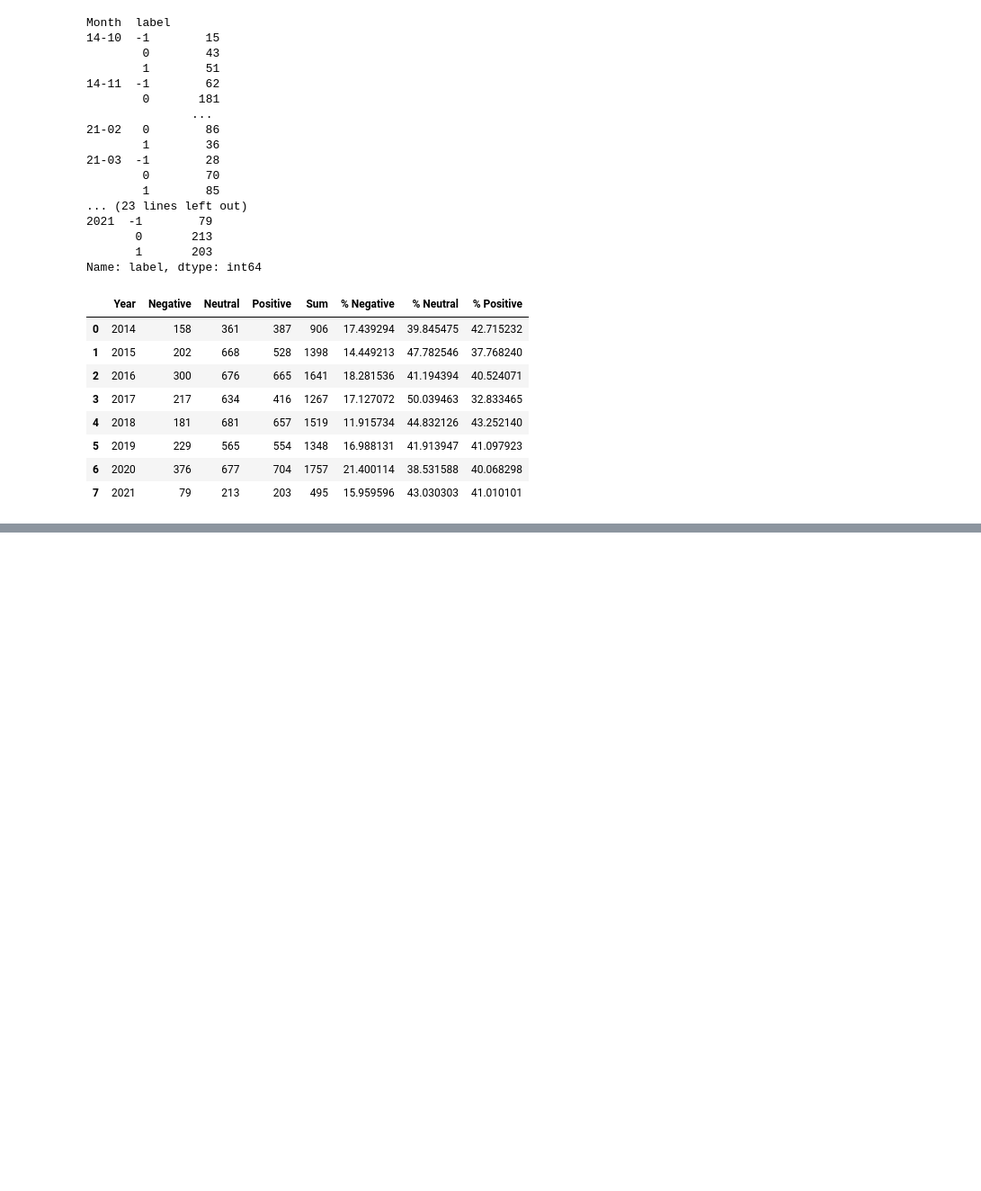
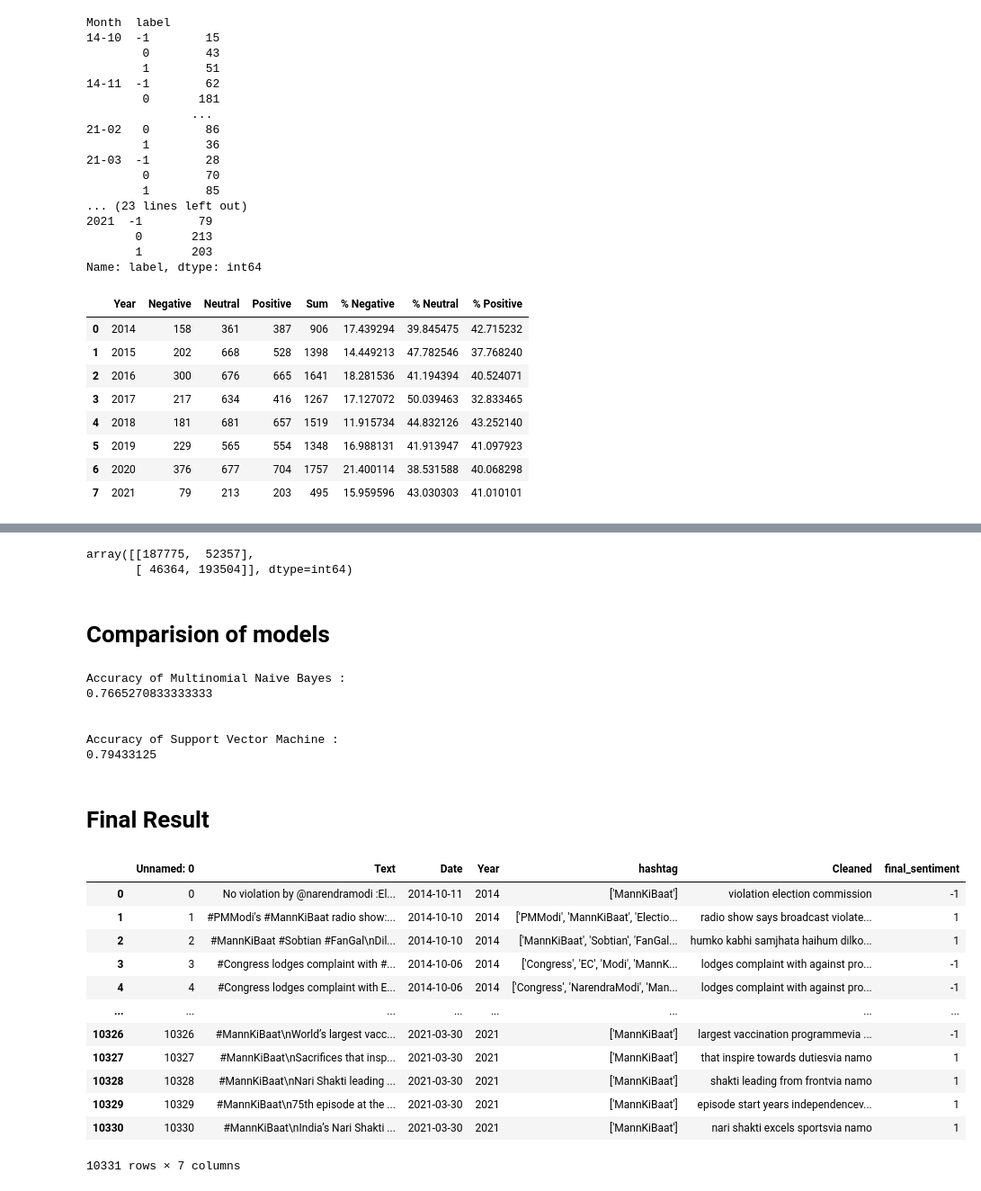
Before and after one commit to Anushree176/IndianPolitics_TopicModelling_SentimentAnalysis, a Jupyter notebook: Sentiment Analysis.ipynb, the cells around one changed output, grey strips where cells are left out. Shown at 90% size. Drawn from its saved outputs; the diff is of its cells as text; code cells hidden in the pictures; blank space fills up the shorter version.

```diff
--- a/Sentiment Analysis.ipynb
+++ b/Sentiment Analysis.ipynb
@@ -231,0 +404,41 @@ fig.show()
+# %%
+SVM = confusion_matrix(y_test, prediction_linear)
+SVM
+# %% [output]
+array([[187775,  52357],
+       [ 46364, 193504]], dtype=int64)
+# %% [markdown]
+# Comparision of models
+# %%
+from sklearn.metrics import accuracy_score
+print('Accuracy of Multinomial Naive Bayes : ')
+print(accuracy_score(y_test, predictions))
+print('\n')
+print('Accuracy of Support Vector Machine : ')
+print(accuracy_score(y_test, prediction_linear))
+# %% [output]
+Accuracy of Multinomial Naive Bayes :
+0.7665270833333333
+
+
+Accuracy of Support Vector Machine :
+0.79433125
+# %% [markdown]
+# Final Result
+# %%
+final = pd.read_csv('Datasets/predicted.csv', lineterminator='\n')
+final
+# %% [output]
+|  | Unnamed: 0 | Text | Date | Year | hashtag | Cleaned | final_sentiment |
+| 0 | 0 | No violation by @narendramodi :El... | 2014-10-11 | 2014 | ['MannKiBaat'] | violation election commission | -1 |
+| 1 | 1 | #PMModi's #MannKiBaat radio show:... | 2014-10-10 | 2014 | ['PMModi', 'MannKiBaat', 'Electio... | radio show says broadcast violate... | 1 |
+| 2 | 2 | #MannKiBaat #Sobtian #FanGal\nDil... | 2014-10-10 | 2014 | ['MannKiBaat', 'Sobtian', 'FanGal... | humko kabhi samjhata haihum dilko... | 1 |
+| 3 | 3 | #Congress lodges complaint with #... | 2014-10-06 | 2014 | ['Congress', 'EC', 'Modi', 'MannK... | lodges complaint with against pro... | -1 |
+| 4 | 4 | #Congress lodges complaint with E... | 2014-10-06 | 2014 | ['Congress', 'NarendraModi', 'Man... | lodges complaint with against pro... | -1 |
+| ... | ... | ... | ... | ... | ... | ... | ... |
+| 10326 | 10326 | #MannKiBaat\nWorld’s largest vacc... | 2021-03-30 | 2021 | ['MannKiBaat'] | largest vaccination programmevia ... | -1 |
+| 10327 | 10327 | #MannKiBaat\nSacrifices that insp... | 2021-03-30 | 2021 | ['MannKiBaat'] | that inspire towards dutiesvia namo | 1 |
+| 10328 | 10328 | #MannKiBaat\nNari Shakti leading ... | 2021-03-30 | 2021 | ['MannKiBaat'] | shakti leading from frontvia namo | 1 |
+| 10329 | 10329 | #MannKiBaat\n75th episode at the ... | 2021-03-30 | 2021 | ['MannKiBaat'] | episode start years independencev... | 1 |
+| 10330 | 10330 | #MannKiBaat\nIndia’s Nari Shakti ... | 2021-03-30 | 2021 | ['MannKiBaat'] | nari shakti excels sportsvia namo | 1 |
+10331 rows × 7 columns
```
Also changed, not shown: parts of 30 cells of this notebook, 31 other files.
